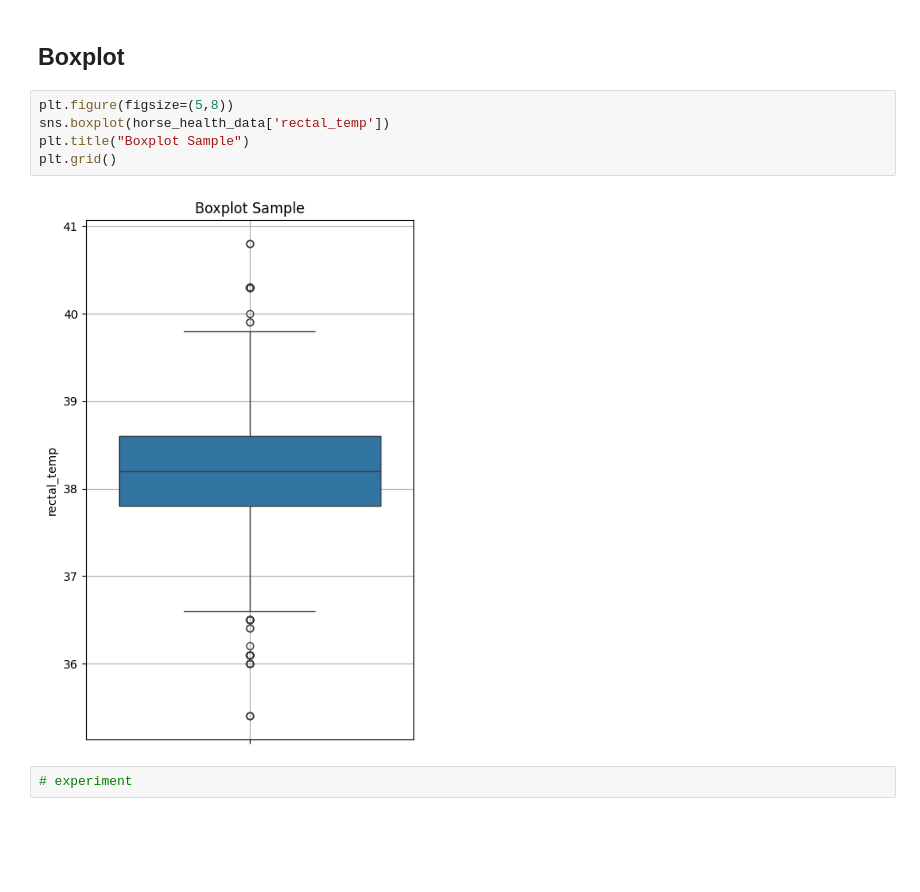
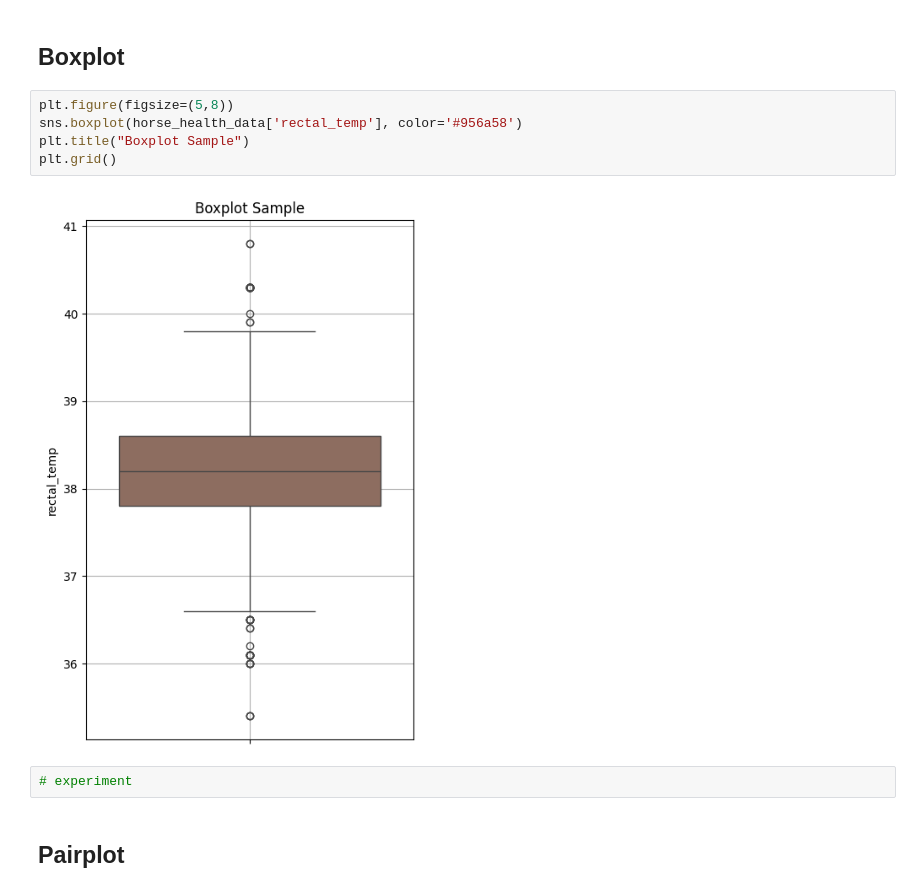
Before and after one commit to dhiiil/BCC-Prepocessing-n-EDA, a Jupyter notebook: Exploratory.ipynb, the cells around one changed output. Cells and saved outputs as stored; diff of their text form; blank space fills up the shorter version.

```diff
--- a/Exploratory.ipynb
+++ b/Exploratory.ipynb
@@ -229,10 +297,12 @@ Text(0.5, 1.05, 'Feature Correlation')
 ## Boxplot
 # %%
 plt.figure(figsize=(5,8))
-sns.boxplot(horse_health_data['rectal_temp'])
+sns.boxplot(horse_health_data['rectal_temp'], color='#956a58')
 plt.title("Boxplot Sample")
 plt.grid()
 # %% [output]
-[figure, old version]
+[figure, new version]
 # %%
 # experiment
+# %% [markdown]
+## Pairplot
```
Also changed, not shown: parts of 16 cells of this notebook.
